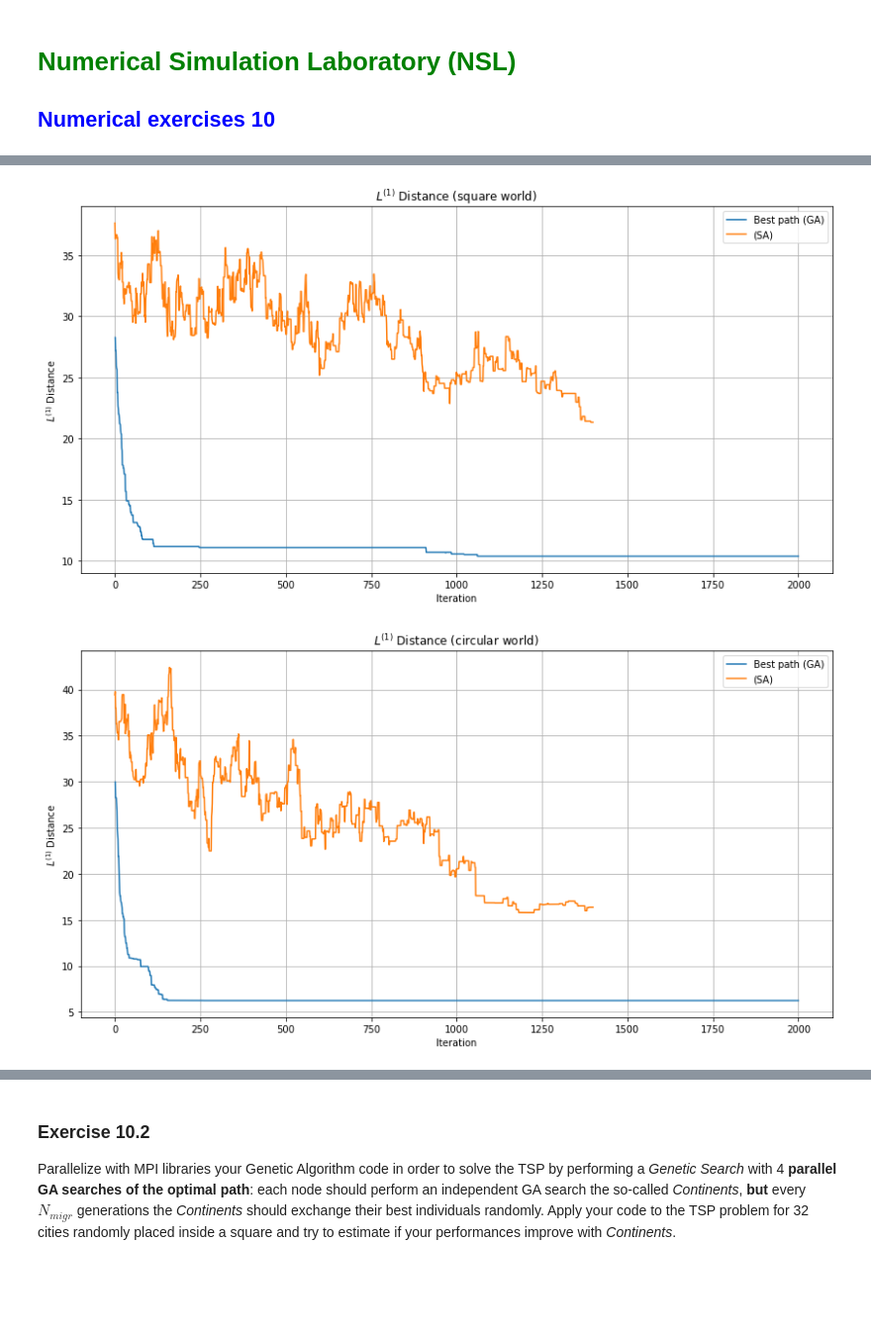
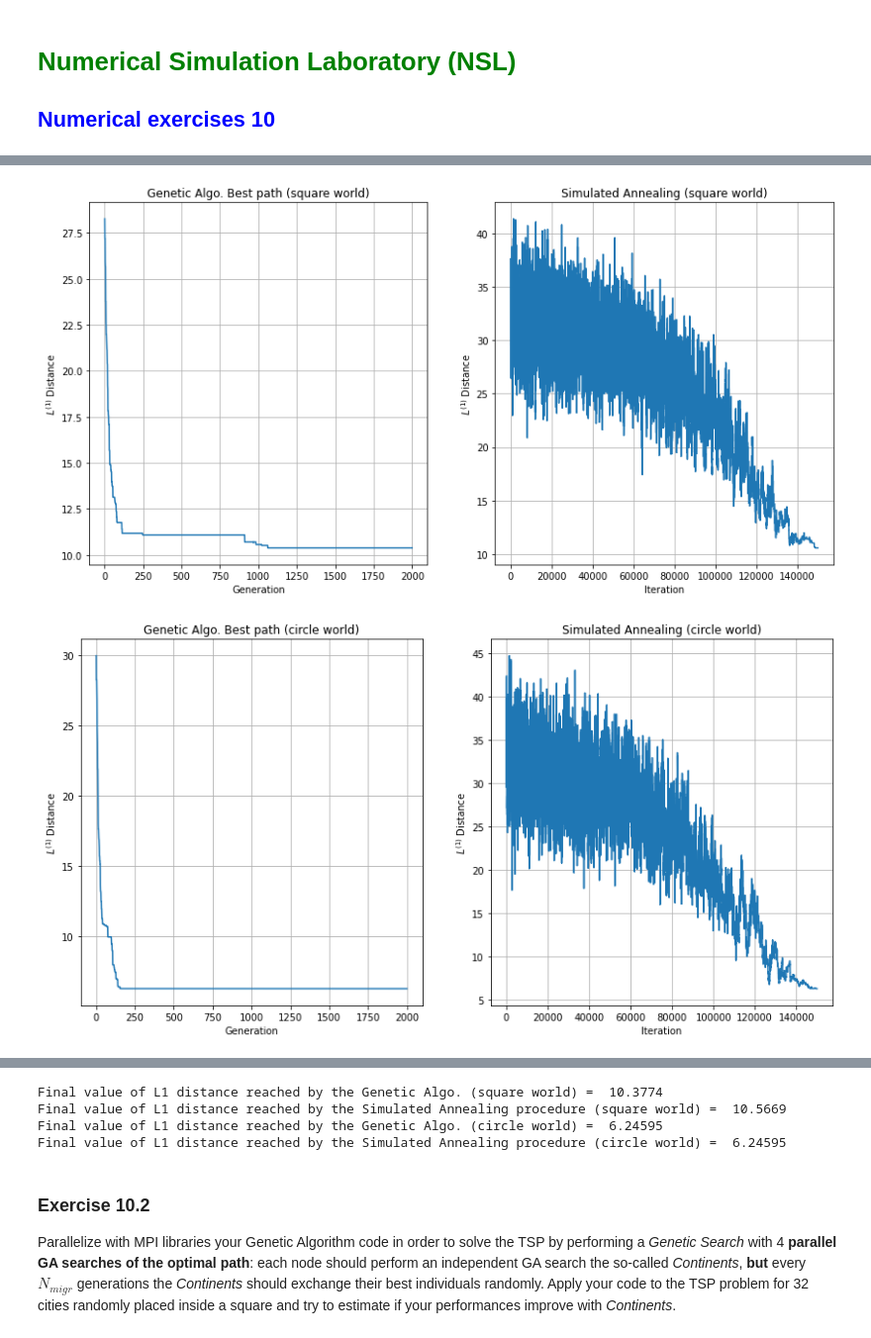
Before and after one commit to mattbona/numerical-simulation-laboratory, a Jupyter notebook: NSL-10/notebook/LSN_Exercises_10.ipynb, the cells around one changed output, grey strips where cells are left out. Shown at 99% size. Saved outputs shown, nothing was run; the diff lists cells and outputs as text; code cells hidden in the pictures; blank space fills up the shorter version.

```diff
--- a/NSL-10/notebook/LSN_Exercises_10.ipynb
+++ b/NSL-10/notebook/LSN_Exercises_10.ipynb
@@ -26,11 +26,11 @@ Chosen parameters are:
 Results are shown below.
 # %%
 # Load data square world (SA)
-x_sq_distance, y_sq_distance = np.loadtxt("../results/square/path_distance.dat", unpack = True, usecols=(0,2))
-x_sq_path, y_sq_path = np.loadtxt("../results/square/path.dat", unpack = True)
+x_sq_distance, y_sq_distance = np.loadtxt("../results/exercise_10.1/square/path_distance.dat", unpack = True, usecols=(0,2))
+x_sq_path, y_sq_path = np.loadtxt("../results/exercise_10.1/square/path.dat", unpack = True)
 # Load data circle world (SA)
-x_circ_distance, y_circ_distance = np.loadtxt("../results/circle/path_distance.dat", unpack = True, usecols=(0,2))
-x_circ_path, y_circ_path = np.loadtxt("../results/circle/path.dat", unpack = True)
+x_circ_distance, y_circ_distance = np.loadtxt("../results/exercise_10.1/circle/path_distance.dat", unpack = True, usecols=(0,2))
+x_circ_path, y_circ_path = np.loadtxt("../results/exercise_10.1/circle/path.dat", unpack = True)
 # Load data square world (GA)
 x_sq_best, y_sq_best = np.loadtxt("../../NSL-09/results/square/distance_of_best_path.dat", unpack = True)
 x_sq_path_GA, y_sq_path_GA = np.loadtxt("../../NSL-09/results/square/best_path.dat", unpack = True)
@@ -41,23 +41,33 @@ x_circ_path_GA, y_circ_path_GA = np.loadtxt("../../NSL-09/results/circle/best_pa
 
 # Plot L1 distance best and average vs generation (square world)
 plt.figure(1, figsize = (14, 7))
-plt.title("$L^{(1)}$ Distance (square world)")
-plt.plot(x_sq_best, y_sq_best, label="Best path (GA)")
-plt.plot(x_sq_distance, y_sq_distance, label="(SA)")
+plt.subplot(1, 2, 1)
+plt.title("Genetic Algo. Best path (square world)")
+plt.plot(x_sq_best, y_sq_best)
+plt.xlabel('Generation')
+plt.ylabel('$L^{(1)}$ Distance')
+plt.grid(True)
+plt.subplot(1, 2, 2)
+plt.title("Simulated Annealing (square world)")
+plt.plot(x_sq_distance, y_sq_distance)
 plt.xlabel('Iteration')
 plt.ylabel('$L^{(1)}$ Distance')
 plt.grid(True)
-plt.legend()
 
 # Plot L1 distance best and average vs generation (circle world)
 plt.figure(2, figsize = (14, 7))
-plt.title("$L^{(1)}$ Distance (circular world)")
-plt.plot(x_circ_best, y_circ_best, label="Best path (GA)")
-plt.plot(x_circ_distance, y_circ_distance, label="(SA)")
+plt.subplot(1, 2, 1)
+plt.title("Genetic Algo. Best path (circle world)")
+plt.plot(x_circ_best, y_circ_best)
+plt.xlabel('Generation')
+plt.ylabel('$L^{(1)}$ Distance')
+plt.grid(True)
+plt.subplot(1, 2, 2)
+plt.title("Simulated Annealing (circle world)")
+plt.plot(x_circ_distance, y_circ_distance)
 plt.xlabel('Iteration')
 plt.ylabel('$L^{(1)}$ Distance')
 plt.grid(True)
-plt.legend()
 
 # Plot best path
 plt.figure(3, figsize = (15, 15))
@@ -75,32 +85,32 @@ plt.subplot(2, 2, 2)
 plt.title("Simulated Annealing Path (square world)")
 plt.plot(x_sq_path, y_sq_path,  marker=".")
 plt.xlabel('x')
 plt.ylabel('y')
 plt.xlim((-1.2, 1.2))
 plt.ylim((-1.2, 1.2))
 plt.xticks([])
 plt.yticks([])
 # Circle world
 plt.subplot(2, 2, 3)
 plt.title("Genetic Algo. Best path (circular world)")
 plt.plot(x_circ_path_GA, y_circ_path_GA,  marker=".")
 plt.xlabel('x')
 plt.ylabel('y')
 plt.xlim((-1.2, 1.2))
 plt.ylim((-1.2, 1.2))
 plt.xticks([])
 plt.yticks([])
 plt.subplot(2, 2, 4)
 plt.title("Simulated Annealing Path (circular world)")
 plt.plot(x_circ_path, y_circ_path,  marker=".")
 plt.xlabel('x')
 plt.ylabel('y')
 plt.xlim((-1.2, 1.2))
 plt.ylim((-1.2, 1.2))
 plt.xticks([])
 plt.yticks([])
 
 plt.show()
 # %% [output]
-[figure, old version]
+[figure, new version]
-[figure, old version]
+[figure, new version]
@@ -108,3 +118,13 @@ plt.show()
+# %%
+print("Final value of L1 distance reached by the Genetic Algo. (square world) = ", y_sq_best[len(y_sq_best)-1])
+print("Final value of L1 distance reached by the Simulated Annealing procedure (square world) = ", y_sq_distance[len(y_sq_distance)-1])
+print("Final value of L1 distance reached by the Genetic Algo. (circle world) = ", y_circ_best[len(y_circ_best)-1])
+print("Final value of L1 distance reached by the Simulated Annealing procedure (circle world) = ", y_circ_distance[len(y_circ_distance)-1])
+# %% [output]
+Final value of L1 distance reached by the Genetic Algo. (square world) =  10.3774
+Final value of L1 distance reached by the Simulated Annealing procedure (square world) =  10.5669
+Final value of L1 distance reached by the Genetic Algo. (circle world) =  6.24595
+Final value of L1 distance reached by the Simulated Annealing procedure (circle world) =  6.24595
 # %% [markdown]
 ### Exercise 10.2
 
```
Also changed, not shown: parts of 2 cells of this notebook.
